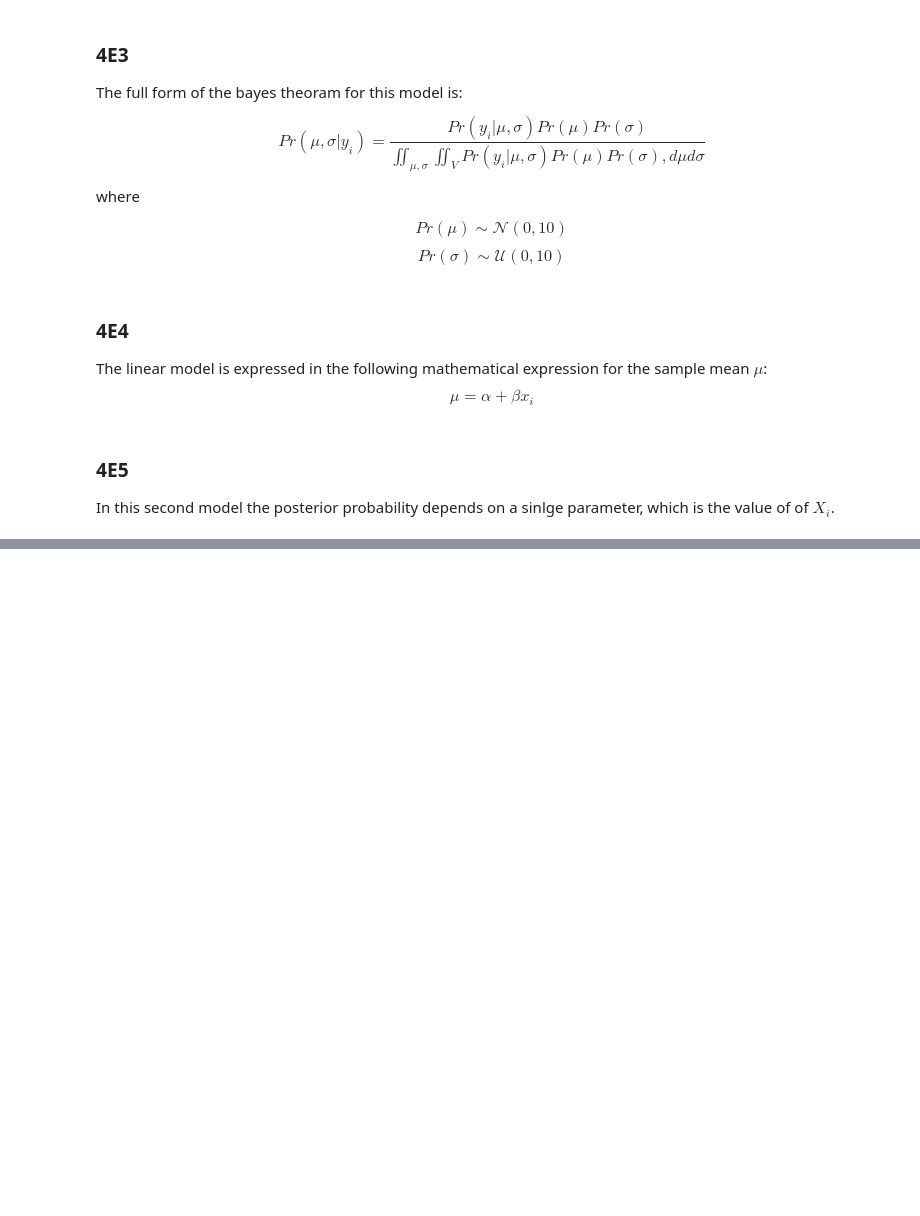
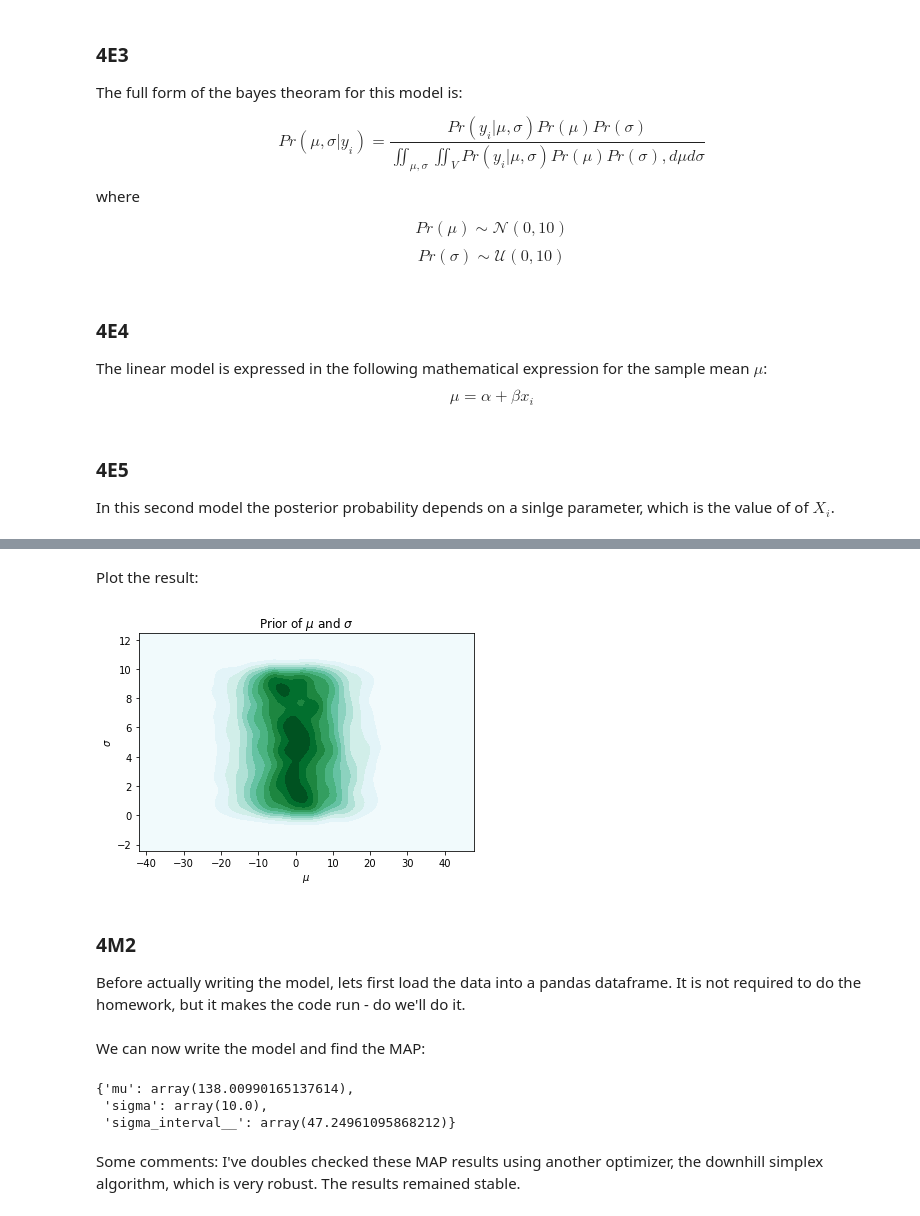
Before and after one commit to EhudTsivion/rethinking-practice-with-python, a Jupyter notebook: chapter_4_homework.ipynb, the cells around one changed output, grey strips where cells are left out. Drawn from its saved outputs; the diff is of its cells as text; code cells hidden in the pictures; blank space fills up the shorter version.

```diff
--- a/chapter_4_homework.ipynb
+++ b/chapter_4_homework.ipynb
@@ -70,0 +53,12 @@ import bokeh
+# %% [markdown]
+Plot the result:
+# %%
+sns.kdeplot(mu, sigma, shade=True, cut=5)
+plt.title('Prior of $\mu$ and $\sigma$');
+plt.xlabel('$\mu$')
+plt.ylabel('$\sigma$');
+# %% [output]
+[figure, added]
+# %% [markdown]
+### 4M2
+Before actually writing the model, lets first load the data into a pandas dataframe. It is not required to do the homework, but it makes the code run - do we'll do it.
@@ -70,0 +67,23 @@ import bokeh
+# %% [markdown]
+We can now write the model and find the MAP:
+# %%
+modM2 = pm.Model()
+
+with modM2:
+
+    # Priors for unknown model parameters
+    mu = pm.Normal('mu', mu=0, sd=10)
+    sigma = pm.Uniform('sigma', lower=0, upper=10)
+
+    # Likelihood (sampling distribution) of observations
+    Y_obs = pm.Normal('Y_obs', mu=mu, sd=sigma, observed=howell['height'])
+
+"""we wern't asked for the maps, but we'll do it anyway"""
+map_estimate = pm.find_MAP(model=modM2)
+map_estimate
+# %% [output]
+{'mu': array(138.00990165137614),
+ 'sigma': array(10.0),
+ 'sigma_interval__': array(47.24961095868212)}
+# %% [markdown]
+Some comments: I've doubles checked these MAP results using another optimizer, the downhill simplex algorithm, which is very robust. The results remained stable.
```
Also changed, not shown: parts of 43 cells of this notebook.
